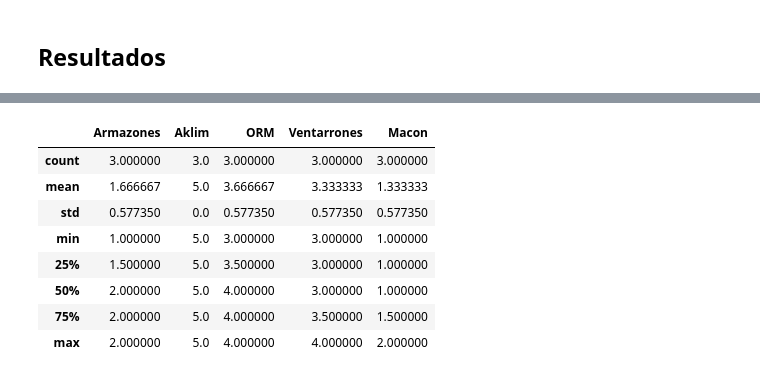
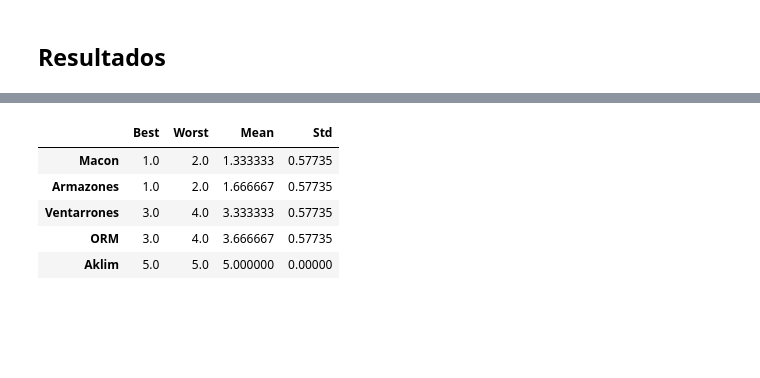
Before and after one commit to toros-astro/epio2017_EELT_MCDM, a Jupyter notebook: slides/slides.ipynb, the cells around one changed output, grey strips where cells are left out. Cells and saved outputs as stored; diff of their text form; code cells hidden in the pictures; blank space fills up the shorter version.

```diff
--- a/slides/slides.ipynb
+++ b/slides/slides.ipynb
@@ -162,15 +222,12 @@ results
 | ORM | 3 | 4 | 4 | 0 |
 | Ventarrones | 4 | 3 | 3 | 0 |
 | Macon | 1 | 2 | 1 | 1 |
-# %%
-results[methods].T.describe()
-# %% [output]
-|  | Armazones | Aklim | ORM | Ventarrones | Macon |
-| count | 3.000000 | 3.0 | 3.000000 | 3.000000 | 3.000000 |
-| mean | 1.666667 | 5.0 | 3.666667 | 3.333333 | 1.333333 |
-| std | 0.577350 | 0.0 | 0.577350 | 0.577350 | 0.577350 |
-| min | 1.000000 | 5.0 | 3.000000 | 3.000000 | 1.000000 |
-| 25% | 1.500000 | 5.0 | 3.500000 | 3.000000 | 1.000000 |
-| 50% | 2.000000 | 5.0 | 4.000000 | 3.000000 | 1.000000 |
-| 75% | 2.000000 | 5.0 | 4.000000 | 3.500000 | 1.500000 |
-| max | 2.000000 | 5.0 | 4.000000 | 4.000000 | 2.000000 |
+# %%
+resume
+# %% [output]
+|  | Best | Worst | Mean | Std |
+| Macon | 1.0 | 2.0 | 1.333333 | 0.57735 |
+| Armazones | 1.0 | 2.0 | 1.666667 | 0.57735 |
+| Ventarrones | 3.0 | 4.0 | 3.333333 | 0.57735 |
+| ORM | 3.0 | 4.0 | 3.666667 | 0.57735 |
+| Aklim | 5.0 | 5.0 | 5.000000 | 0.00000 |
```
Also changed, not shown: parts of 7 cells of this notebook, 1 other file.
